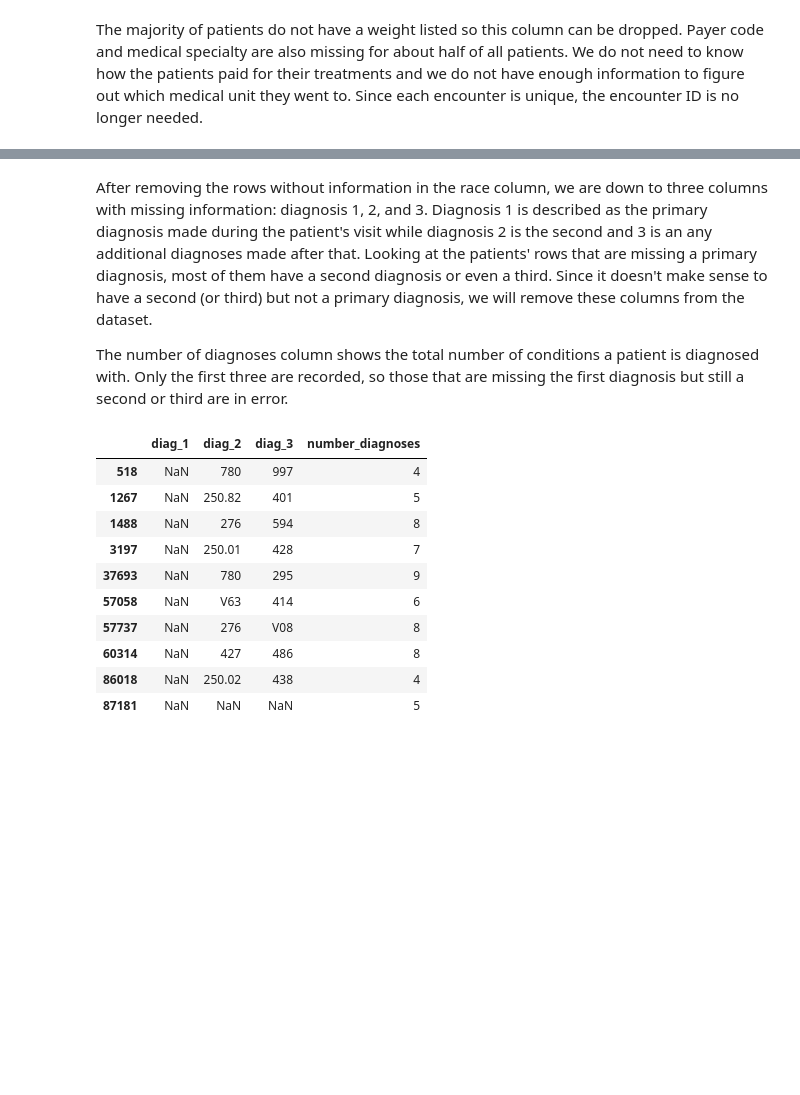
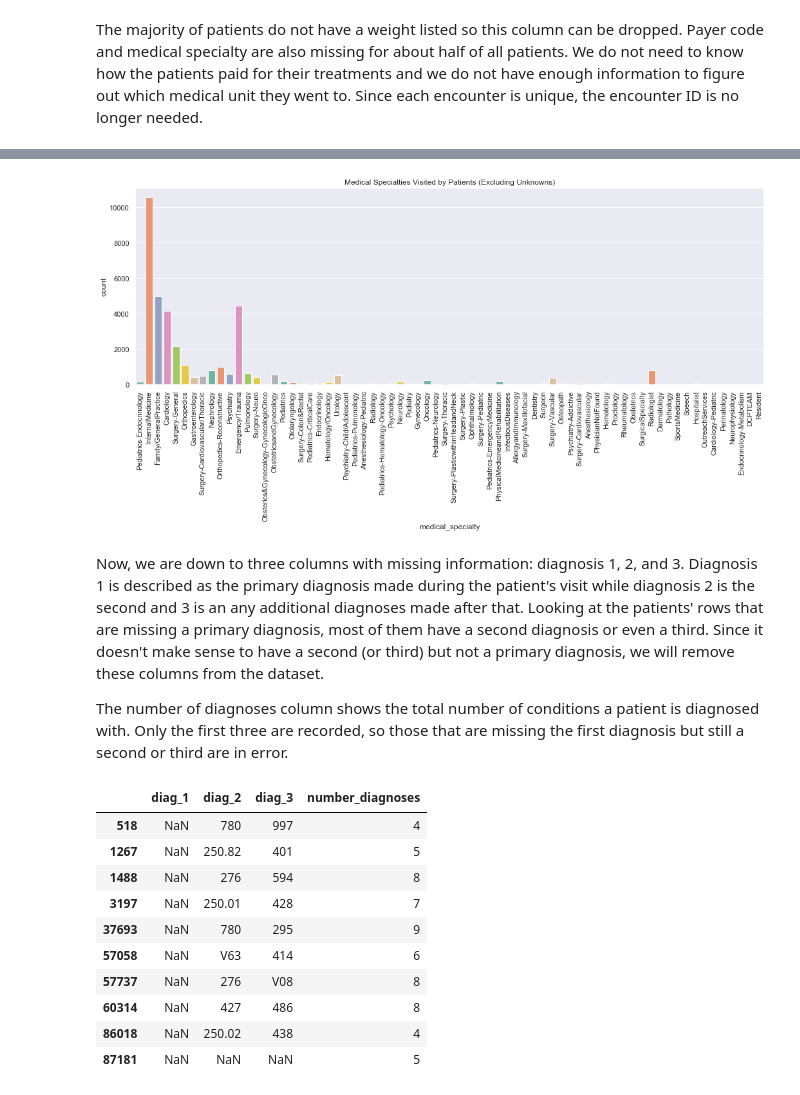
Before and after one commit to annasophiat/diabetic-readmissions, a Jupyter notebook: diabetes_data_wrangling.ipynb, the cells around one changed output, grey strips where cells are left out. Cells and saved outputs as stored; diff of their text form; code cells hidden in the pictures; blank space fills up the shorter version.

```diff
--- a/diabetes_data_wrangling.ipynb
+++ b/diabetes_data_wrangling.ipynb
@@ -151,7 +139,7 @@ diabetes
 The majority of patients do not have a weight listed so this column can be dropped. Payer code and medical specialty are also missing for about half of all patients. We do not need to know how the patients paid for their treatments and we do not have enough information to figure out which medical unit they went to. Since each encounter is unique, the encounter ID is no longer needed.
 # %%
 # columns to drop
-drop_cols = ['encounter_id', 'weight', 'payer_code', 'medical_specialty']
+drop_cols = ['encounter_id', 'weight', 'payer_code']
 
 diabetes = diabetes.drop(columns=drop_cols)
 # %%
@@ -223,0 +229,7 @@ dtype: int64
+# %%
+d = sns.catplot(x='medical_specialty', kind='count', palette='Set2', aspect=3, data=diabetes)
+d.set_xticklabels(rotation=90)
+plt.title('Medical Specialties Visited by Patients (Excluding Unknowns)')
+plt.show()
+# %% [output]
+[figure, added]
@@ -224,5 +239,5 @@ dtype: int64
 # %% [markdown]
-After removing the rows without information in the race column, we are down to three columns with missing information: diagnosis 1, 2, and 3. Diagnosis 1 is described as the primary diagnosis made during the patient's visit while diagnosis 2 is the second and 3 is an any additional diagnoses made after that. Looking at the patients' rows that are missing a primary diagnosis, most of them have a second diagnosis or even a third. Since it doesn't make sense to have a second (or third) but not a primary diagnosis, we will remove these columns from the dataset.
+Now, we are down to three columns with missing information: diagnosis 1, 2, and 3. Diagnosis 1 is described as the primary diagnosis made during the patient's visit while diagnosis 2 is the second and 3 is an any additional diagnoses made after that. Looking at the patients' rows that are missing a primary diagnosis, most of them have a second diagnosis or even a third. Since it doesn't make sense to have a second (or third) but not a primary diagnosis, we will remove these columns from the dataset.
 
 The number of diagnoses column shows the total number of conditions a patient is diagnosed with. Only the first three are recorded, so those that are missing the first diagnosis but still a second or third are in error.
 # %%
```
Also changed, not shown: parts of 73 cells of this notebook.
